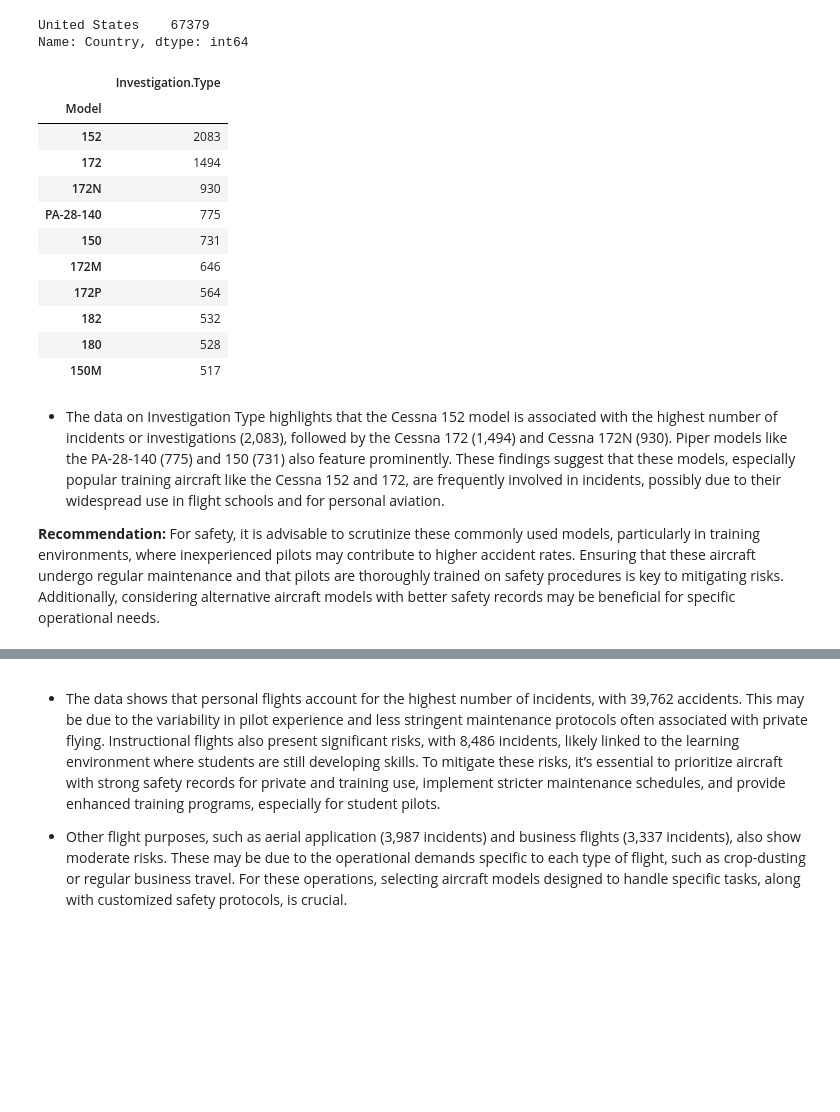
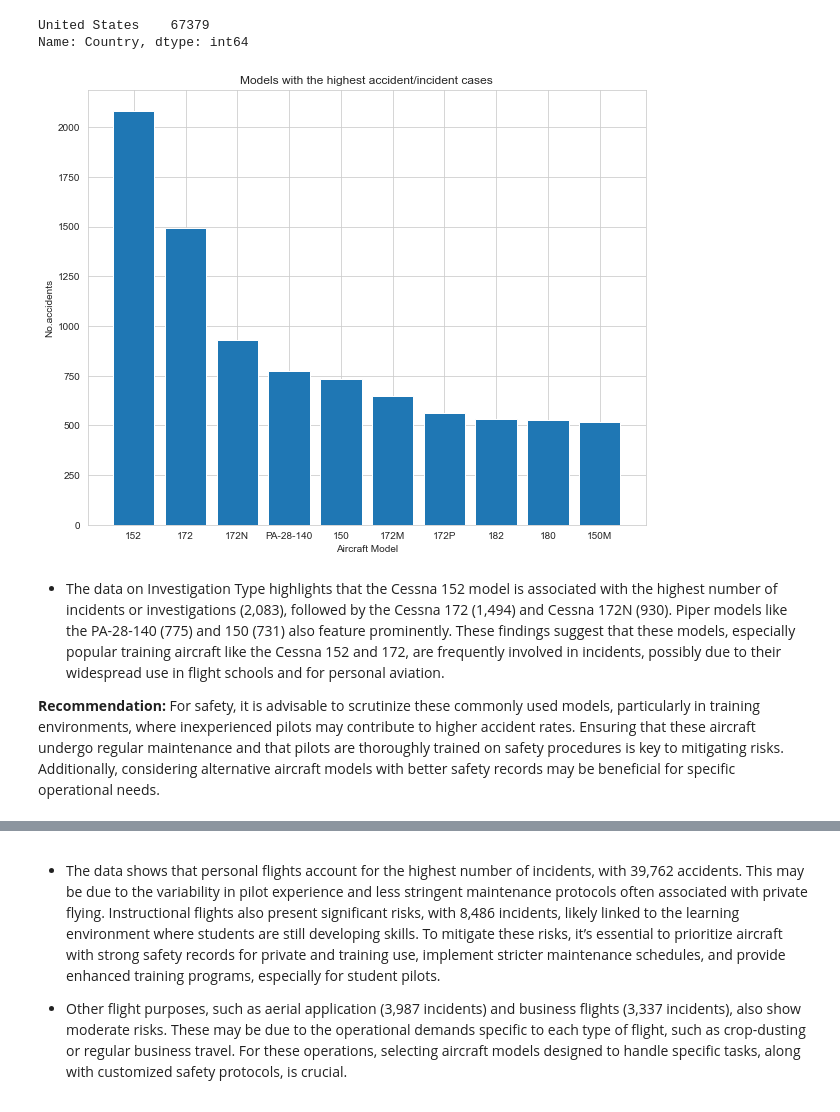
Before and after one commit to Rhino-byte/Project-Phase1-Moringa-School, a Jupyter notebook: Student.ipynb, the cells around one changed output, grey strips where cells are left out. Drawn from its saved outputs; the diff is of its cells as text; code cells hidden in the pictures; blank space fills up the shorter version.

```diff
--- a/Student.ipynb
+++ b/Student.ipynb
@@ -500,29 +500,18 @@ Model_Accident=Aviation_clean.groupby('Model').agg({'Investigation.Type':'count'
 Model_Accident_lowest=Aviation_clean.groupby('Model').agg({'Investigation.Type':'count'}).sort_values(ascending=False,by ='Investigation.Type').tail(10)
 # %%
 # let's visualize it
-# plt.figure(figsize=(10,8))
-# plt.bar(x=Model_Accident.index,height=Model_Accident['Investigation.Type'])
-# plt.title('Models with the highest accident/incident cases')
-# plt.ylabel('No.accidents')
-# plt.xlabel('Aircraft Model');
+plt.figure(figsize=(10,8))
+plt.bar(x=Model_Accident.index,height=Model_Accident['Investigation.Type'])
+plt.title('Models with the highest accident/incident cases')
+plt.ylabel('No.accidents')
+plt.xlabel('Aircraft Model');
 
-Model_Accident
+# Model_Accident
 # %% [output]
-|  | Investigation.Type |
-| Model |  |
-| 152 | 2083 |
-| 172 | 1494 |
-| 172N | 930 |
-| PA-28-140 | 775 |
-| 150 | 731 |
-| 172M | 646 |
-| 172P | 564 |
-| 182 | 532 |
-| 180 | 528 |
-| 150M | 517 |
+[figure, added]
 # %% [markdown]
 * The data on Investigation Type highlights that the Cessna 152 model is associated with the highest number of incidents or investigations (2,083), followed by the Cessna 172 (1,494) and Cessna 172N (930). Piper models like the PA-28-140 (775) and 150 (731) also feature prominently. These findings suggest that these models, especially popular training aircraft like the Cessna 152 and 172, are frequently involved in incidents, possibly due to their widespread use in flight schools and for personal aviation.
-
+<!--  -->
 **Recommendation:** For safety, it is advisable to scrutinize these commonly used models, particularly in training environments, where inexperienced pilots may contribute to higher accident rates. Ensuring that these aircraft undergo regular maintenance and that pilots are thoroughly trained on safety procedures is key to mitigating risks. Additionally, considering alternative aircraft models with better safety records may be beneficial for specific operational needs.
 # %%
 # Injury Severity: How many accidents result in serious or fatal injuries?
```
Also changed, not shown: parts of 2 cells of this notebook, 8 other files.
